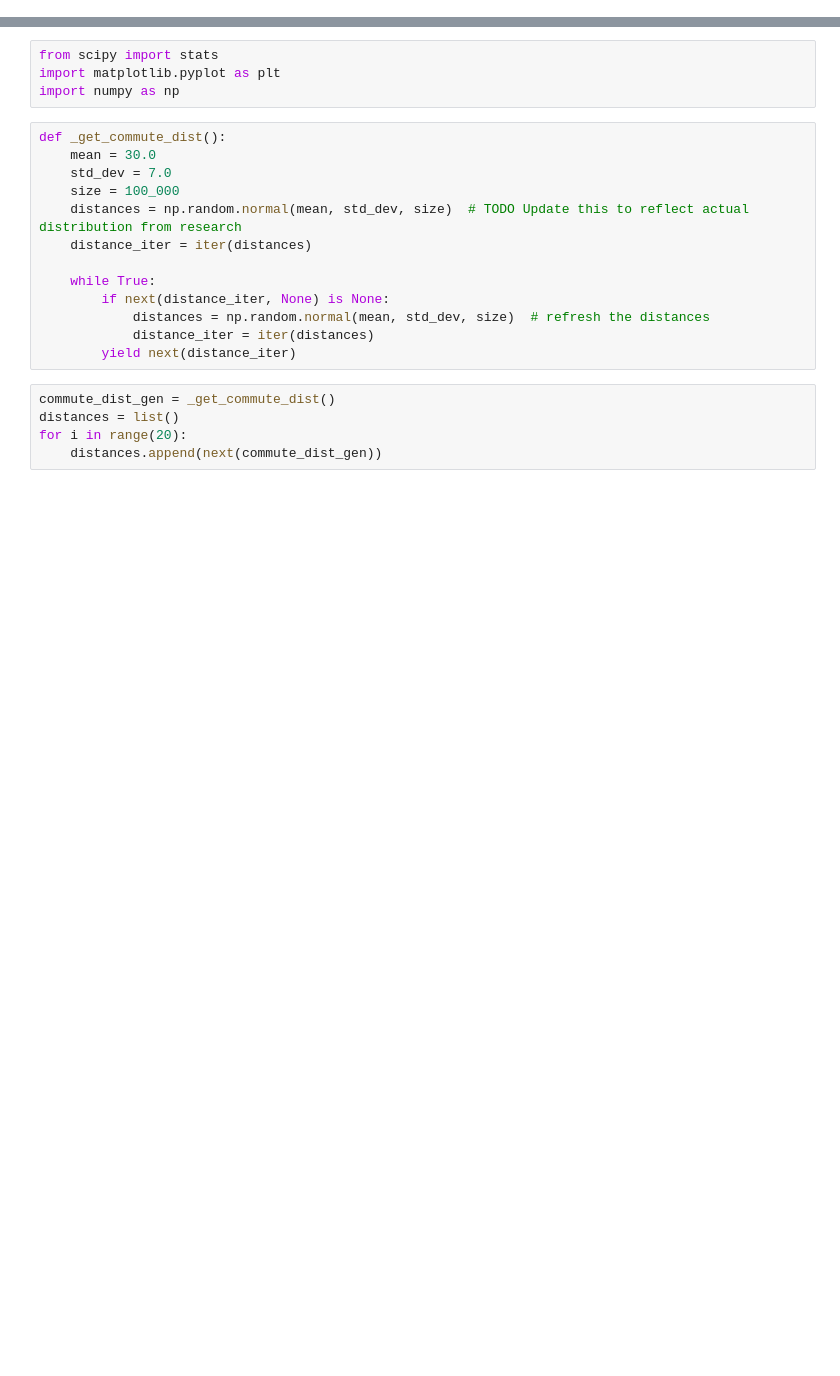
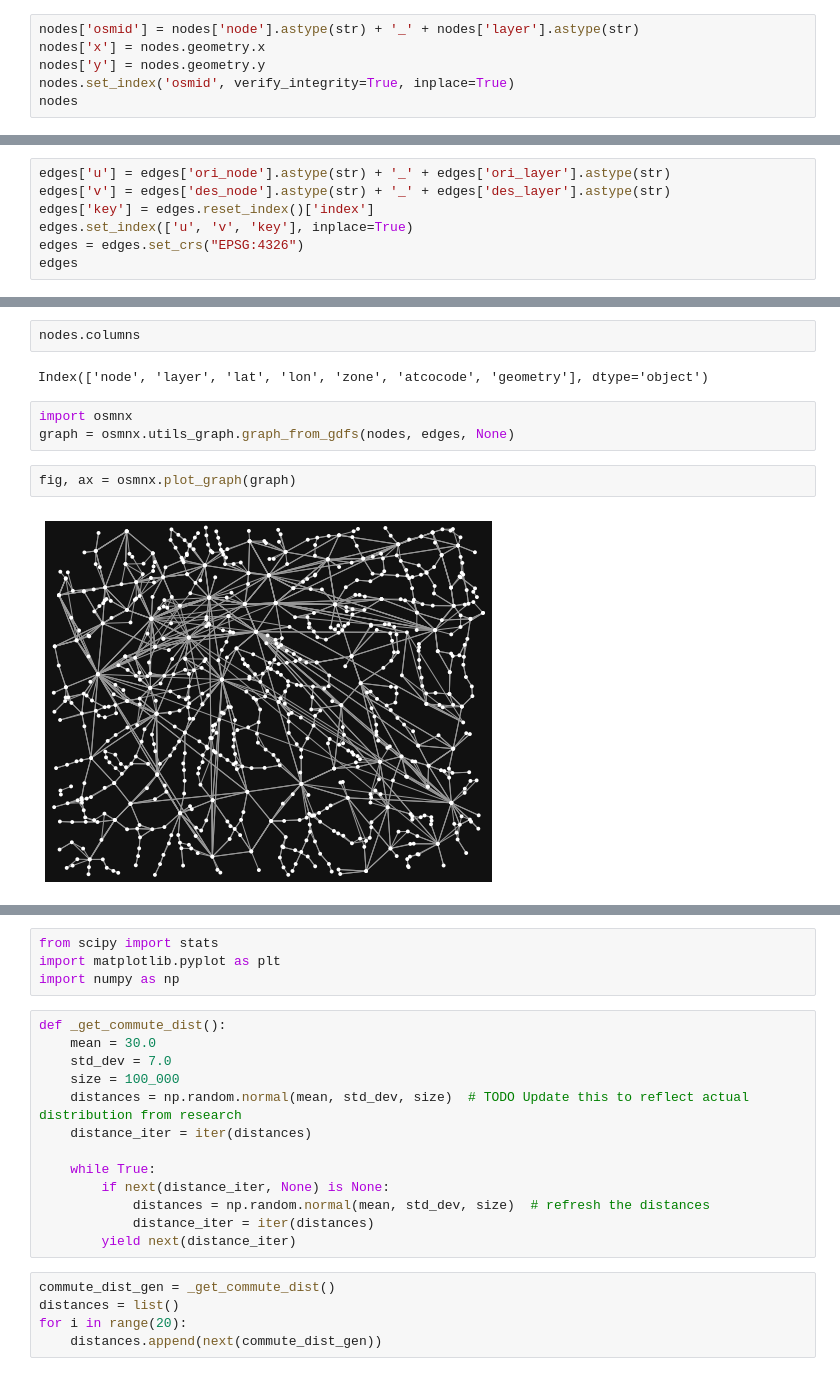
Before and after one commit to Alfred-Mountfield/outbreak-sim, a Jupyter notebook: python/synthetic_population/routing.ipynb, the cells around one changed output, grey strips where cells are left out. Drawn from its saved outputs; the diff is of its cells as text; blank space fills up the shorter version.

Commit message:
Spike work on handling the mobility networks, trying out osmnx

```diff
--- a/python/synthetic_population/routing.ipynb
+++ b/python/synthetic_population/routing.ipynb
@@ -41,0 +73,6 @@ clipped_nodes = gpd.clip(nodes, boundary)
+# %%
+nodes['osmid'] = nodes['node'].astype(str) + '_' + nodes['layer'].astype(str)
+nodes['x'] = nodes.geometry.x
+nodes['y'] = nodes.geometry.y
+nodes.set_index('osmid', verify_integrity=True, inplace=True)
+nodes
@@ -41,0 +94,7 @@ clipped_nodes = gpd.clip(nodes, boundary)
+# %%
+edges['u'] = edges['ori_node'].astype(str) + '_' + edges['ori_layer'].astype(str)
+edges['v'] = edges['des_node'].astype(str) + '_' + edges['des_layer'].astype(str)
+edges['key'] = edges.reset_index()['index']
+edges.set_index(['u', 'v', 'key'], inplace=True)
+edges = edges.set_crs("EPSG:4326")
+edges
@@ -41,0 +122,11 @@ clipped_nodes = gpd.clip(nodes, boundary)
+# %%
+nodes.columns
+# %% [output]
+Index(['node', 'layer', 'lat', 'lon', 'zone', 'atcocode', 'geometry'], dtype='object')
+# %%
+import osmnx
+graph = osmnx.utils_graph.graph_from_gdfs(nodes, edges, None)
+# %%
+fig, ax = osmnx.plot_graph(graph)
+# %% [output]
+[figure, added]
```
Also changed, not shown: parts of 28 cells of this notebook, 1 other file.
